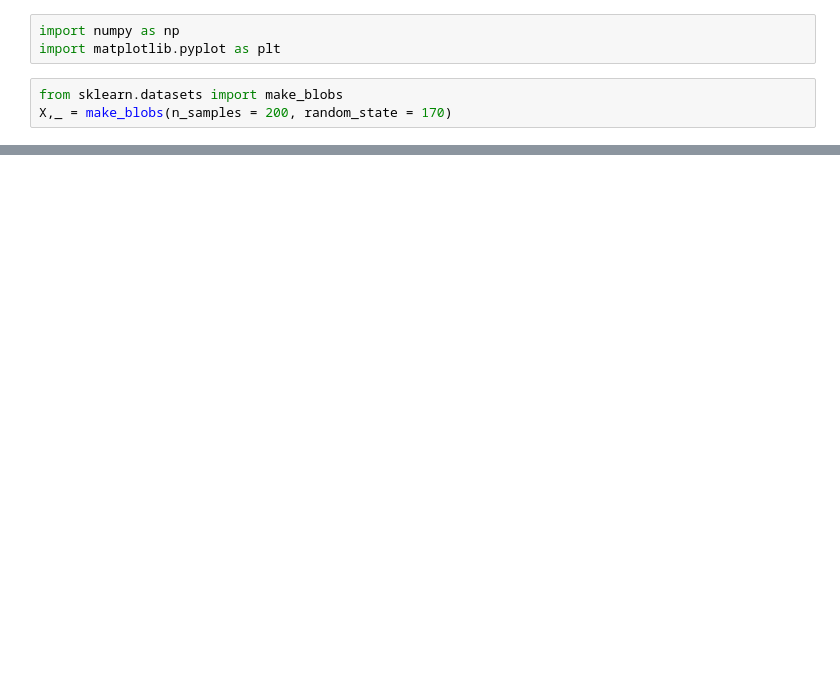
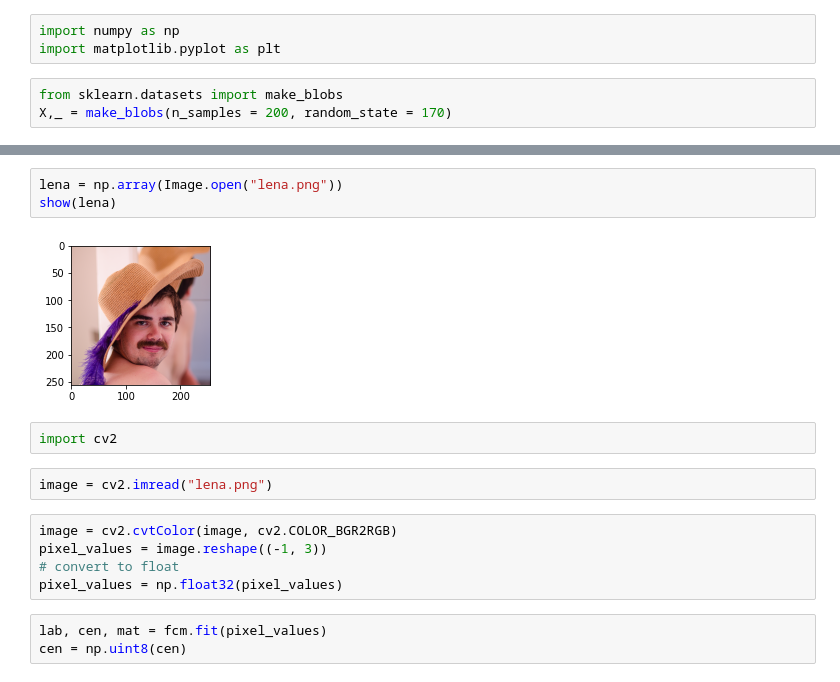
Before and after one commit to Amadeo-Tunyi/Unsupervised-Learning, a Jupyter notebook: FuzzyCMeans/fcm_test.ipynb, the cells around one changed output, grey strips where cells are left out. Saved outputs shown, nothing was run; the diff lists cells and outputs as text; blank space fills up the shorter version.

```diff
--- a/FuzzyCMeans/fcm_test.ipynb
+++ b/FuzzyCMeans/fcm_test.ipynb
@@ -25,0 +52,17 @@ fcm.Xie_Beni_Index(X)
+# %%
+lena = np.array(Image.open("lena.png"))
+show(lena)
+# %% [output]
+[figure, added]
+# %%
+import cv2
+# %%
+image = cv2.imread("lena.png")
+# %%
+image = cv2.cvtColor(image, cv2.COLOR_BGR2RGB)
+pixel_values = image.reshape((-1, 3))
+# convert to float
+pixel_values = np.float32(pixel_values)
+# %%
+lab, cen, mat = fcm.fit(pixel_values)
+cen = np.uint8(cen)
```
Also changed, not shown: parts of 12 cells of this notebook, 2 other files.
